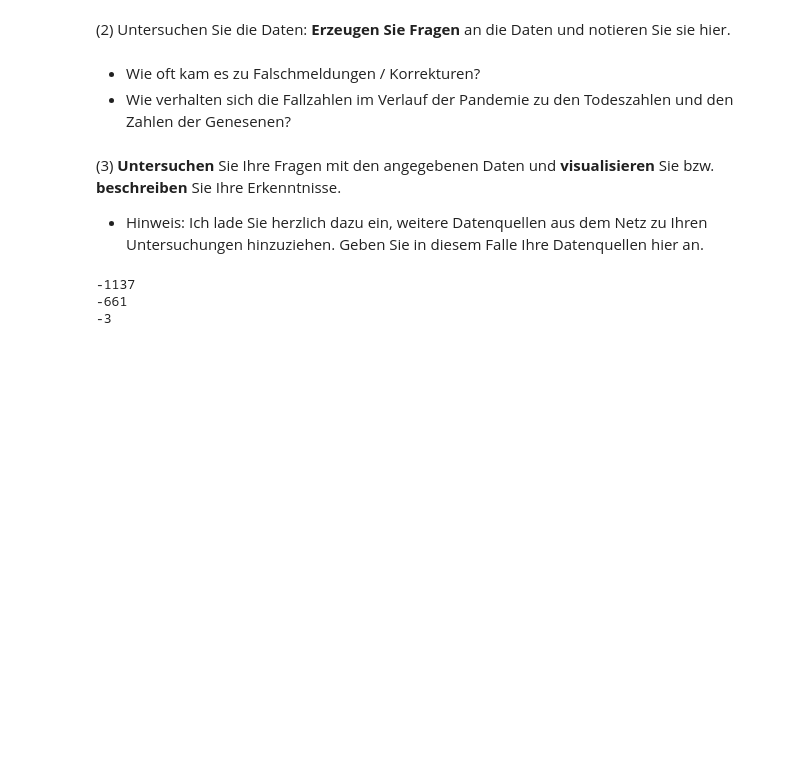
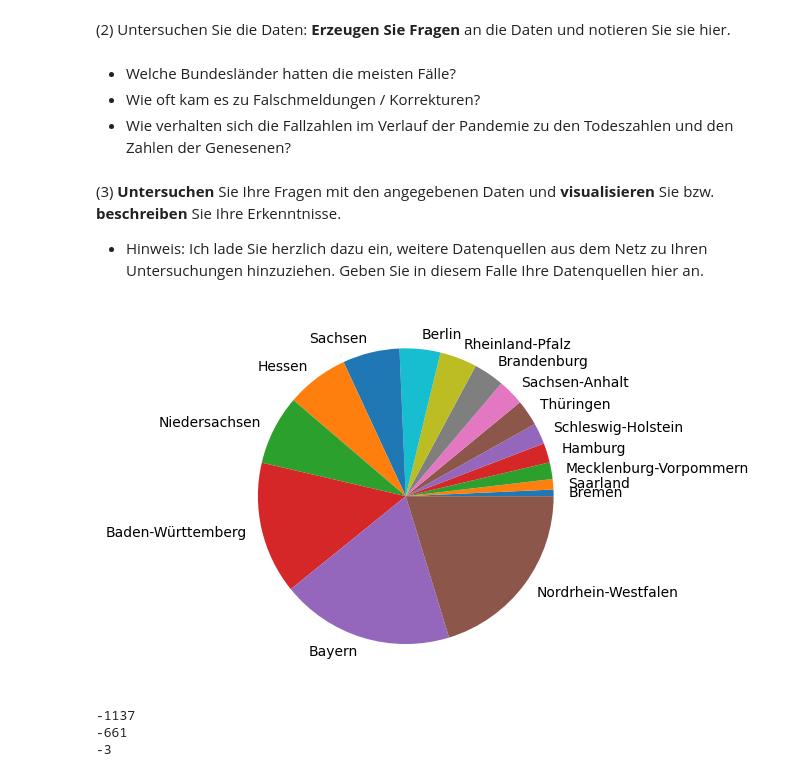
Before and after one commit to cortex359/ds.ss24, a Jupyter notebook: u10/TSRI-10.ipynb, the cells around one changed output. Cells and saved outputs as stored; diff of their text form; code cells hidden in the pictures; blank space fills up the shorter version.

```diff
--- a/u10/TSRI-10.ipynb
+++ b/u10/TSRI-10.ipynb
@@ -193,12 +186,18 @@ Index(['iso_code', 'continent', 'location', 'date', 'total_cases', 'new_cases',
 # %% [markdown]
 (2) Untersuchen Sie die Daten: **Erzeugen Sie Fragen** an die Daten und notieren Sie sie hier.
 # %% [markdown]
+- Welche Bundesländer hatten die meisten Fälle?
 - Wie oft kam es zu Falschmeldungen / Korrekturen?
 - Wie verhalten sich die Fallzahlen im Verlauf der Pandemie zu den Todeszahlen und den Zahlen der Genesenen?
 # %% [markdown]
 (3) **Untersuchen** Sie Ihre Fragen mit den angegebenen Daten und **visualisieren** Sie bzw. **beschreiben** Sie Ihre Erkenntnisse.
 
 - Hinweis: Ich lade Sie herzlich dazu ein, weitere Datenquellen aus dem Netz zu Ihren Untersuchungen hinzuziehen. Geben Sie in diesem Falle Ihre Datenquellen hier an.
+# %%
+covid.sum()[:-1].sort_values().plot(kind="pie")
+plt.show()
+# %% [output]
+[figure, added]
 # %%
 print(df_germany[df_germany["NeuerFall"] == -1]["AnzahlFall"].sum())
 print(df_germany[df_germany["NeuGenesen"] == -1]["AnzahlGenesen"].sum())
```
Also changed, not shown: parts of 2 cells of this notebook.
